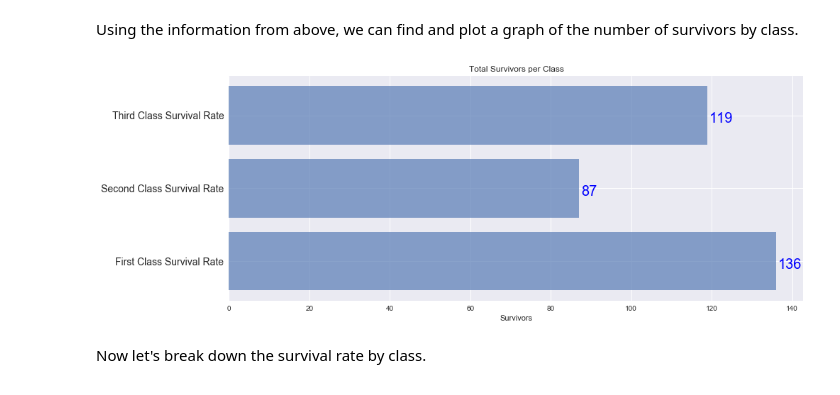
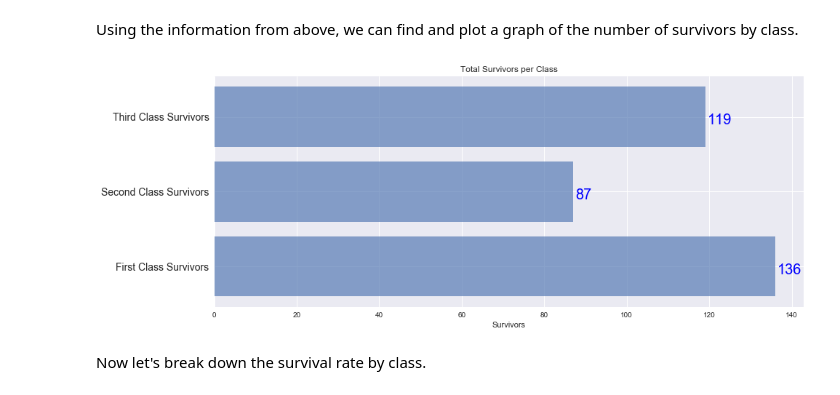
Before and after one commit to n3storm/Titanic-Data-Analysis, a Jupyter notebook: titanic.ipynb, the cells around one changed output. Drawn from its saved outputs; the diff is of its cells as text; code cells hidden in the pictures.

```diff
--- a/titanic.ipynb
+++ b/titanic.ipynb
@@ -82,26 +82,23 @@ Using the information from above, we can find and plot a graph of the number of
 # %%
 %matplotlib inline
 import matplotlib.pyplot as plt
 import seaborn as sns
 sns.set()
 
-s = ' Survival Rate'
-
 survivors_per_class_df = passengers_per_class_gb.sum()
 classes_ls = ['First Class','Second Class','Third Class']
-classes_ls = [x+s for x in classes_ls]
 plt.rcParams.update({'font.size': 20})
 plt.figure(figsize=(6,4))
 plt.barh(survivors_per_class_df['Pclass'], survivors_per_class_df['Survived'],
          align='center', alpha=0.65)
-plt.yticks(survivors_per_class_df['Pclass'], classes_ls, fontsize=14)
+plt.yticks(survivors_per_class_df['Pclass'], [p +' Survivors' for p in classes_ls], fontsize=14)
 plt.xlabel('Survivors')
 plt.title('Total Survivors per Class')
 for y, x in enumerate(survivors_per_class_df['Survived']):
     plt.text(x + .5, y + .9, str(x), color='blue')
 plt.subplots_adjust(right=2, top=1, bottom=-.1)
 # %% [output]
-[figure, old version]
+[figure, new version]
 # %% [markdown]
 Now let's break down the survival rate by class.
 # %%
```
Also changed, not shown: parts of 5 cells of this notebook, 1 other file.
